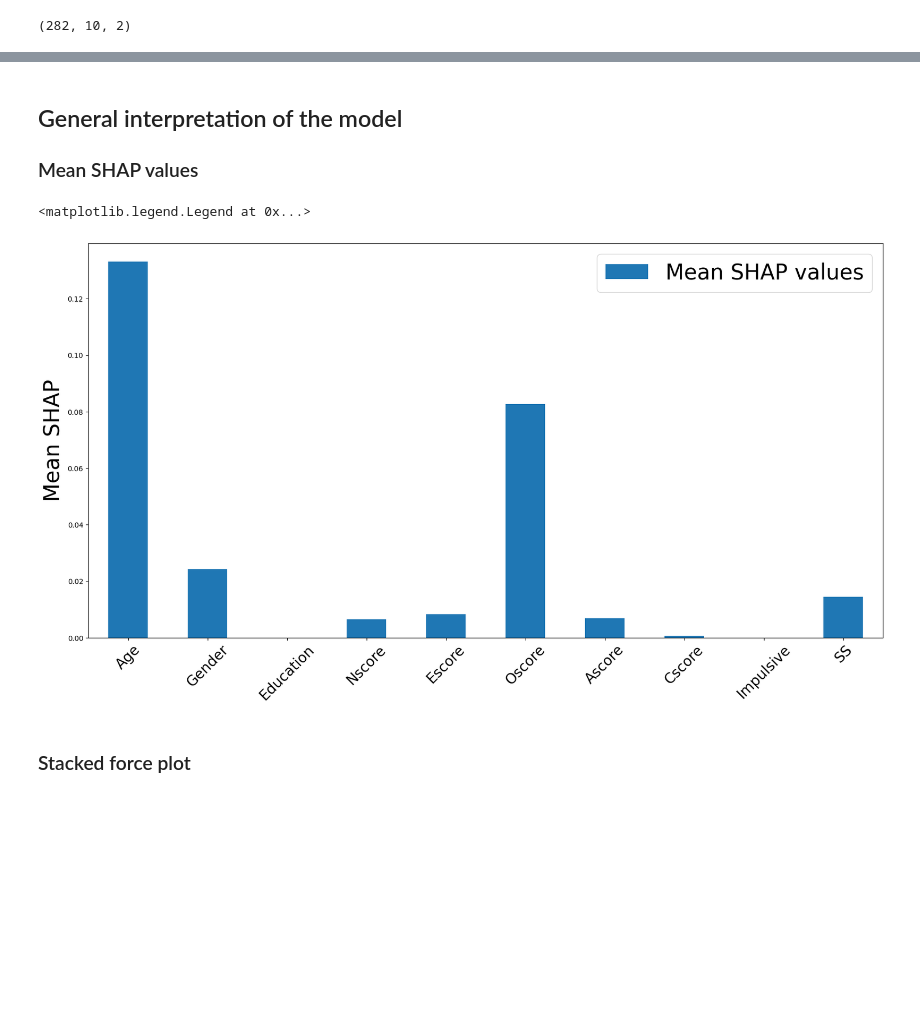
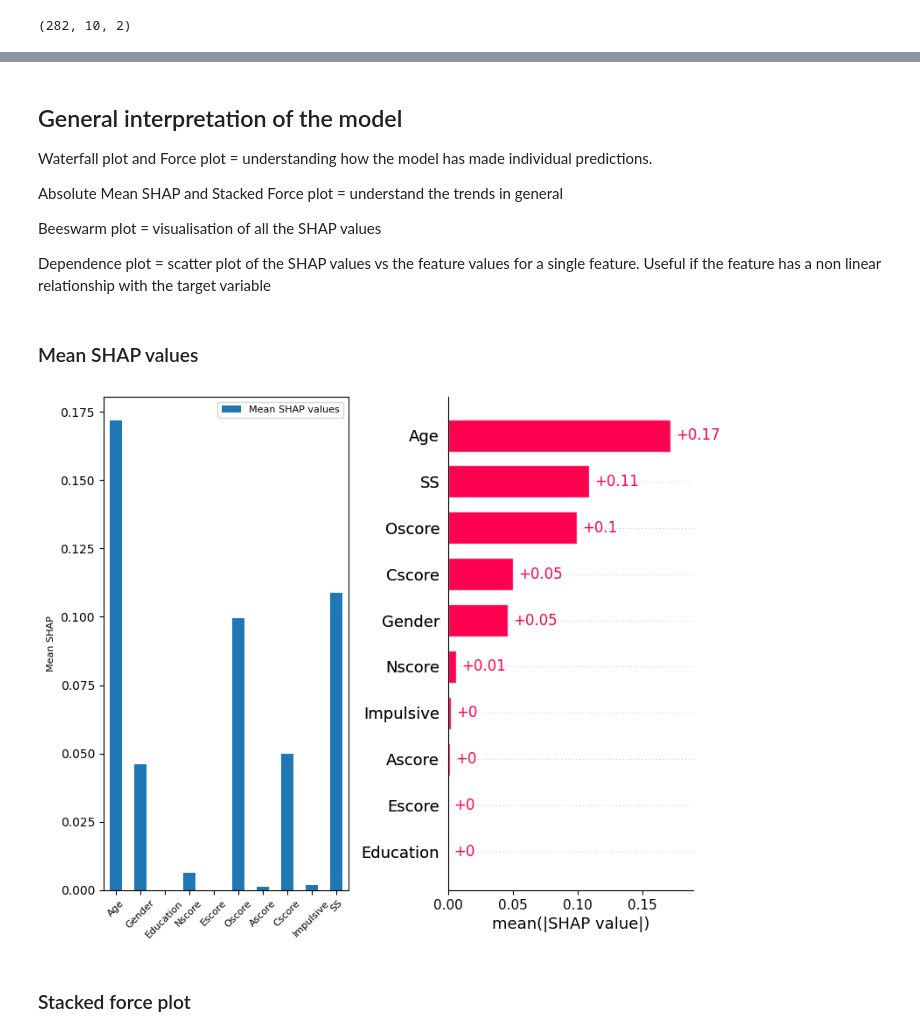
Before and after one commit to salleo0/Project_StatML, a Jupyter notebook: PROJECT_STATML.ipynb, the cells around one changed output, grey strips where cells are left out. Drawn from its saved outputs; the diff is of its cells as text; code cells hidden in the pictures; blank space fills up the shorter version.

Commit message:
SHAP values: new plots

```diff
--- a/PROJECT_STATML.ipynb
+++ b/PROJECT_STATML.ipynb
@@ -229,7 +229,7 @@ We will focus on 'Cannabis', the drug that from the paper looks like the most pr
 
 The drugs for which a decision tree performed well is are: Legalh, Cannabis, LSD, Mushrooms.
 # %%
-target_drug = ['LSD']
+target_drug = ['Cannabis']
 y = data[target_drug]
 X = data[input_features]
 
@@ -376,19 +376,36 @@ Prediction:  0
 <shap.plots._force.AdditiveForceVisualizer at 0x...>
 # %% [markdown]
 ## General interpretation of the model
-### Mean SHAP values
+
+Waterfall plot and Force plot = understanding how the model has made individual predictions.
+
+Absolute Mean SHAP and Stacked Force plot = understand the trends in general
+
+Beeswarm plot = visualisation of all the SHAP values
+
+Dependence plot = scatter plot of the SHAP values vs the feature values for a single feature. Useful if the feature has a non linear relationship with the target variable
+# %% [markdown]
+### Mean SHAP values
 # %%
+# We will create 2 graphs: they are the same. The difference is in the layout and in the number of instructions
+fig, ax = plt.subplots(nrows=1, ncols=2, figsize=(10,6))
+
+# First plot
 mean_shap = np.mean(np.abs(shap_values.values[:, :, 1]), axis=0)
 shap_df = pd.DataFrame({"Mean SHAP values": mean_shap}, index=X_test.columns)
+shap_df.plot.bar(ax=ax[0])
+ax[0].set_ylabel("Mean SHAP", size=8)
+ax[0].set_xticklabels(X_test.columns, rotation=45, size=8)
+ax[0].legend(fontsize=8)
 
-fig, ax = plt.subplots(1, 1, figsize=(20, 10))
-shap_df.plot.bar(ax=ax)
-ax.set_ylabel("Mean SHAP", size=30)
-ax.set_xticklabels(X_test.columns, rotation=45, size=20)
-ax.legend(fontsize=30)
+# Second plot
+plt.sca(ax[1])
+shap.plots.bar(shap_values[:,:,1], show=False)
+
+plt.tight_layout()
+plt.show()
 # %% [output]
-<matplotlib.legend.Legend at 0x...>
-[figure, old version]
+[figure, new version]
 # %% [markdown]
 ### Stacked force plot
 # %%
```
Also changed, not shown: parts of 8 cells of this notebook.
